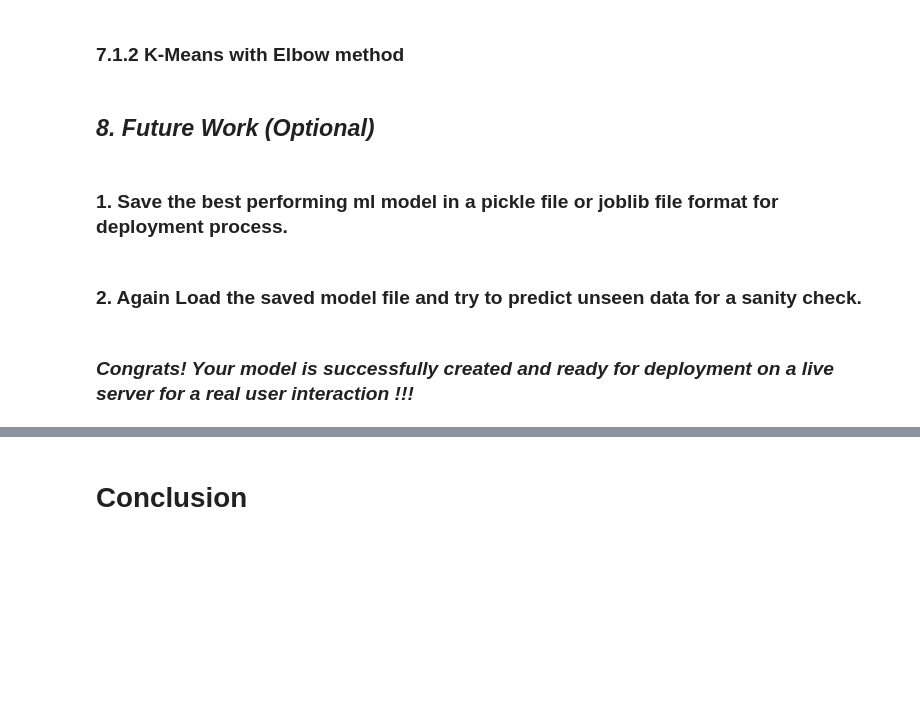
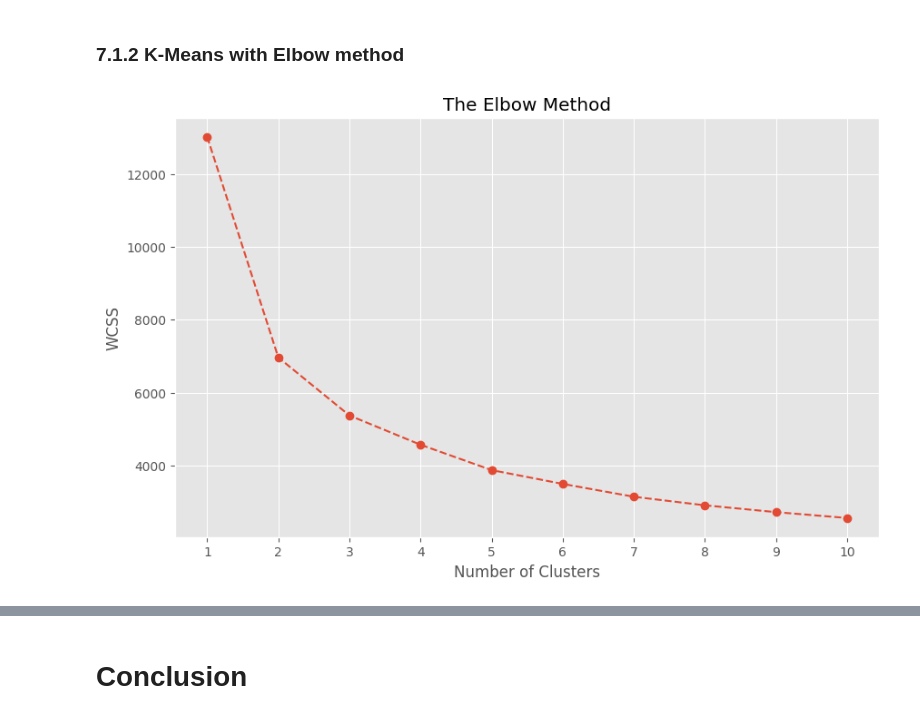
Before and after one commit to Preetirai-tech/Online-Retail-Customer-Segmentation-Project, a Jupyter notebook: Customer_Segmentation.ipynb, the cells around one changed output, grey strips where cells are left out. Cells and saved outputs as stored; diff of their text form; code cells hidden in the pictures; blank space fills up the shorter version.

```diff
--- a/Customer_Segmentation.ipynb
+++ b/Customer_Segmentation.ipynb
@@ -1064,4 +1086,0 @@ wcss = []
-# %% [markdown]
-## ***8.*** ***Future Work (Optional)***
-# %% [markdown]
-### 1. Save the best performing ml model in a pickle file or joblib file format for deployment process.
@@ -1070,2 +1086,0 @@ wcss = []
-# %% [markdown]
-### 2. Again Load the saved model file and try to predict unseen data for a sanity check.
@@ -1074,2 +1087,22 @@ wcss = []
-# %% [markdown]
-### ***Congrats! Your model is successfully created and ready for deployment on a live server for a real user interaction !!!***
+# %%
+# Input data X
+
+# Initialize an empty list to store the WCSS values for different number of clusters
+wcss = []
+
+for i in range(1, 11):
+    kmeans = KMeans(n_clusters=i, init='k-means++', max_iter=300, n_init=10, random_state=0)  # Create a KMeans instance for each number of clusters
+    kmeans.fit(X)  # Fit the KMeans model to the input data X
+    wcss.append(kmeans.inertia_)  # Append the WCSS value to the list for the current number of clusters
+
+# Plot the WCSS values against the number of clusters
+plt.figure(figsize=(10,6))
+plt.plot(range(1, 11), wcss, marker='o', linestyle='--')
+plt.title('The Elbow Method')
+plt.xlabel('Number of Clusters')
+plt.ylabel('WCSS')
+plt.xticks(np.arange(1, 11, 1))
+plt.grid(True)
+plt.show()
+# %% [output]
+[figure, added]
```
Also changed, not shown: parts of 24 cells of this notebook.
